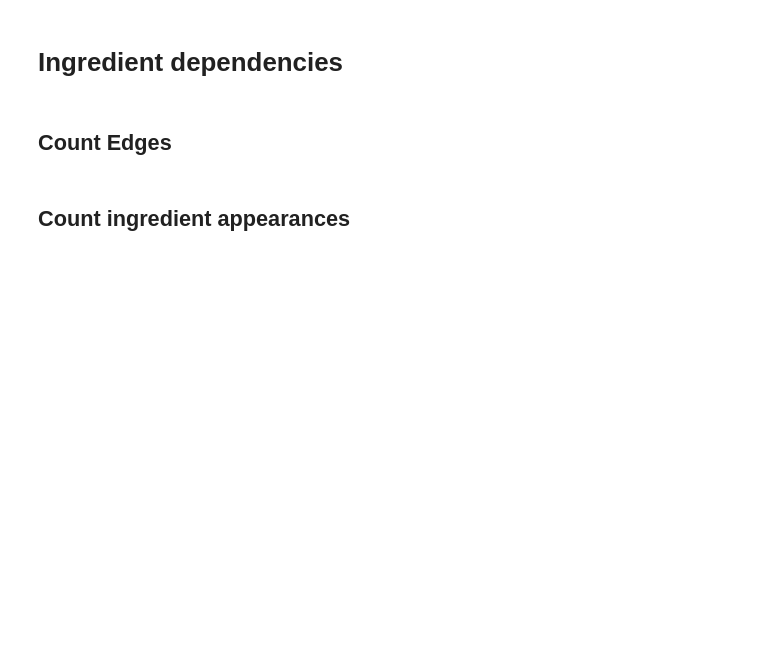
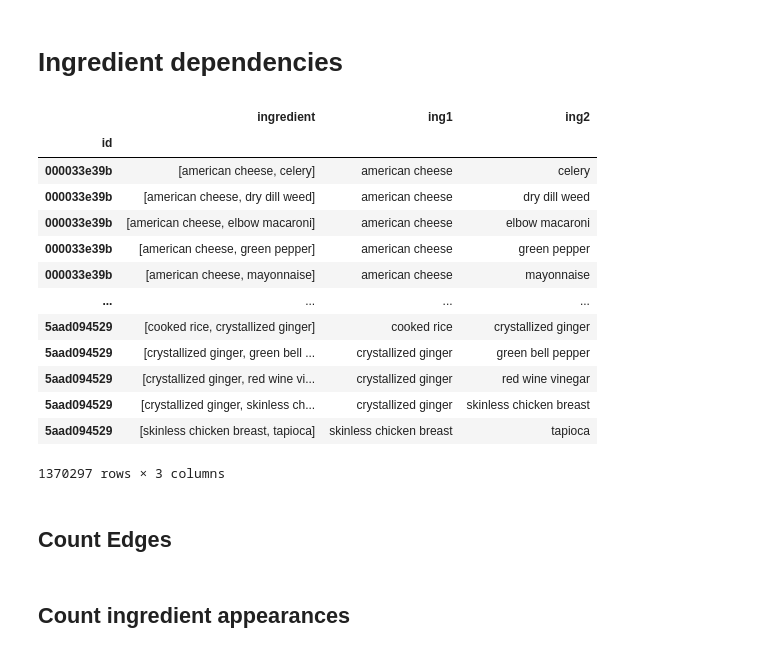
Before and after one commit to mscholl96/mad-recime, a Jupyter notebook: data/recipe1M/parser/ingEval.ipynb, the cells around one changed output. Drawn from its saved outputs; the diff is of its cells as text; code cells hidden in the pictures; blank space fills up the shorter version.

Commit message:
#12 further analysis on ingredients

```diff
--- a/data/recipe1M/parser/ingEval.ipynb
+++ b/data/recipe1M/parser/ingEval.ipynb
@@ -45,7 +45,7 @@ FILE_DIR = 'drive/My Drive/_Master/09_KI_ML/TP2/Datasets/Recipe1M/'
 # %% [markdown]
 # Get valid recipes from pickle
 # %%
-baseFrame = pd.read_pickle(FILE_DIR + '20220126/recipes_valid.pkl')
+baseFrame = pd.read_pickle(FILE_DIR + '20220126/recipes_valid_300k.pkl')
 baseFrame.head()
 # %% [output]
 |  | title | ingredients | instructions |
@@ -153,21 +188,38 @@ ingList
 # %%
 def get_ingredient_combinations(ings):
   '''create list of ingredient combination tuples for each recipe'''
   tup = list(itertools.product(ings, ings)) # https://stackoverflow.com/questions/4709510/itertools-product-speed-up
   tup = list(map(lambda x: sorted(x), tup))
   tup.sort()
   return tup
 
 # create flattened list with ingredient combination tuples
 ingList['ingredient'] = ingList.apply(lambda row: get_ingredient_combinations(row['ingredient']), axis=1)
 ingEdgeList = pd.DataFrame(ingList['ingredient'].explode())
 
+del ingList
+
 # create ingredient node frame and clean it up (duplicates, combinations with itself)
 ingEdgeList[['ing1', 'ing2']] = pd.DataFrame(ingEdgeList['ingredient'].tolist(), index=ingEdgeList.index)
 ingEdgeList.drop_duplicates(subset=['ing1', 'ing2'], inplace=True)
 ingEdgeList = ingEdgeList[ingEdgeList['ing1'] != ingEdgeList['ing2']]
 
 ingEdgeList
+# %% [output]
+|  | ingredient | ing1 | ing2 |
+| id |  |  |  |
+| 000033e39b | [american cheese, celery] | american cheese | celery |
+| 000033e39b | [american cheese, dry dill weed] | american cheese | dry dill weed |
+| 000033e39b | [american cheese, elbow macaroni] | american cheese | elbow macaroni |
+| 000033e39b | [american cheese, green pepper] | american cheese | green pepper |
+| 000033e39b | [american cheese, mayonnaise] | american cheese | mayonnaise |
+| ... | ... | ... | ... |
+| 5aad094529 | [cooked rice, crystallized ginger] | cooked rice | crystallized ginger |
+| 5aad094529 | [crystallized ginger, green bell ... | crystallized ginger | green bell pepper |
+| 5aad094529 | [crystallized ginger, red wine vi... | crystallized ginger | red wine vinegar |
+| 5aad094529 | [crystallized ginger, skinless ch... | crystallized ginger | skinless chicken breast |
+| 5aad094529 | [skinless chicken breast, tapioca] | skinless chicken breast | tapioca |
+1370297 rows × 3 columns
 # %% [markdown]
 ## Count Edges
 # %%
```
Also changed, not shown: parts of 14 cells of this notebook.
